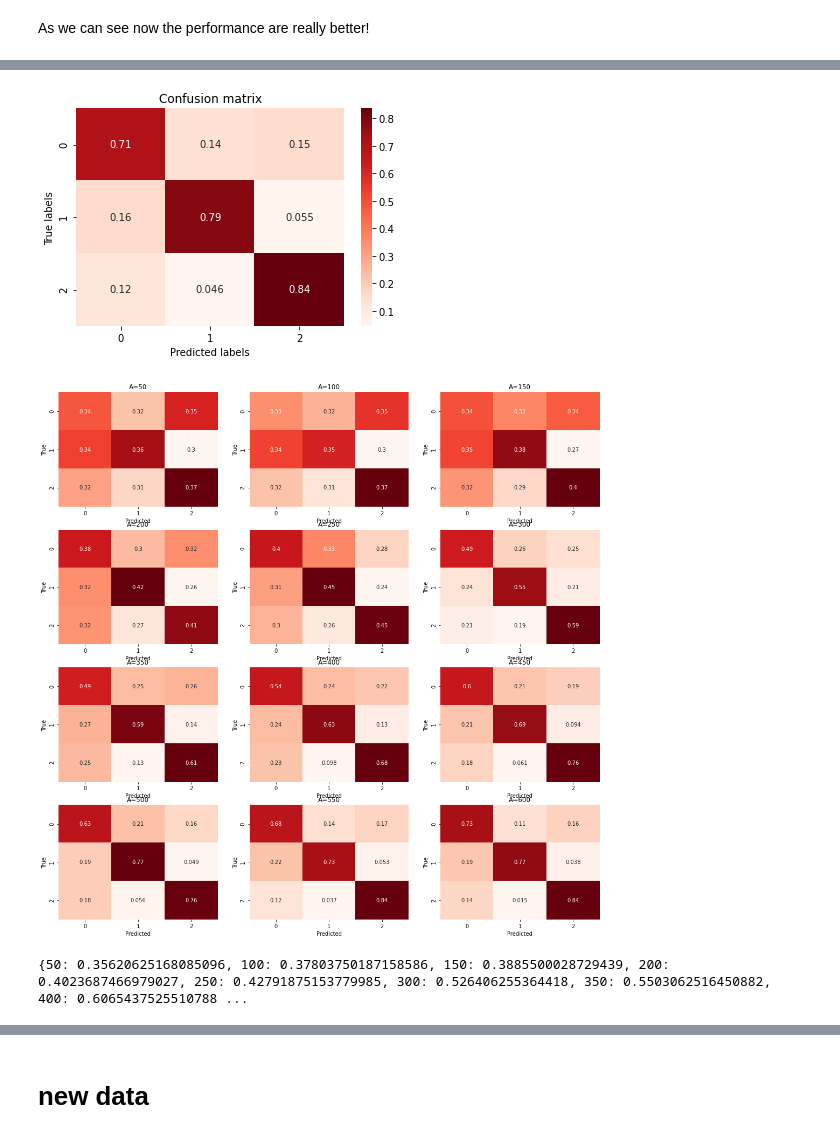
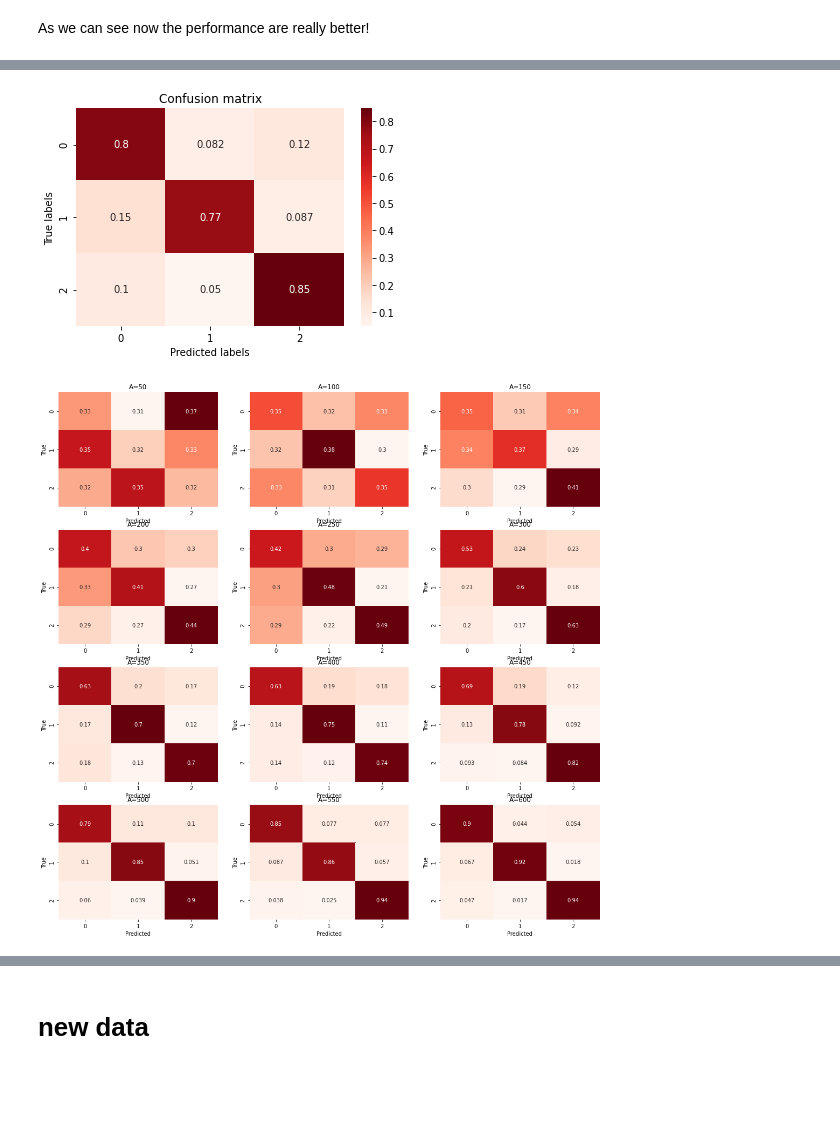
Before and after one commit to giuliacampesan/UniversityAssignments, a Jupyter notebook: 03_week/LoCPdown_Exercise3.ipynb, the cells around one changed output, grey strips where cells are left out. Drawn from its saved outputs; the diff is of its cells as text; code cells hidden in the pictures; blank space fills up the shorter version.

```diff
--- a/03_week/LoCPdown_Exercise3.ipynb
+++ b/03_week/LoCPdown_Exercise3.ipynb
@@ -112,7 +126,7 @@ model.compile(loss = tensorflow.keras.losses.categorical_crossentropy,
 model.save_weights('initial.h5')
 # %%
 batch_size = 250
-epochs = 100
+epochs = 250
 fit = model.fit(x_train,
                 y_train,
                 batch_size=batch_size,
@@ -180,11 +194,11 @@ plt.xlabel('Predicted labels')
 plt.title('Confusion matrix')
 plt.show()
 # %% [output]
-[figure, old version]
+[figure, new version]
 # %%
 from tqdm import tqdm
 
-fig, ax = plt.subplots(4, 3, figsize=(18,18))
+fig, ax = plt.subplots(4, 3, figsize=(18,20))
 As = np.arange(50,650,50)
 scores = {}
 
@@ -241,35 +255,34 @@ for a in tqdm(range(len((As)))):
 
     #at each step of the for loop we recover the initial weights in order to start always from the same model
     model.load_weights('initial.h5')
     fit = model.fit(x_train,
                     y_train,
                     batch_size = batch_size,
                     epochs = epochs,
                     validation_data = (x_val,y_val),
                     verbose = 0
                    )
     scores[As[a]] = np.mean(fit.history['accuracy'][-20:])
 
     y_pred_val  = model.predict(x_val)
     max_y_pred_val = np.argmax(y_pred_val, axis=1)
     max_y_val = np.argmax(y_val, axis=1)
     confusion_Oz = confusion_matrix(max_y_pred_val,max_y_val, normalize='true')
 
     g = sns.heatmap(confusion_Oz,
                     annot = True,
                     cmap = plt.cm.Reds,
                     cbar = False,
                     fmt = '.2g',
                     ax = ax[i][j]
                    )
     g.set_ylabel('True')
     g.set_xlabel('Predicted')
     g.set_title(f'A={As[a]}')
 
 plt.show()
 # %% [output]
-[figure, old version]
+[figure, new version]
-{50: 0.35620625168085096, 100: 0.37803750187158586, 150: 0.3885500028729439, 200: 0.4023687466979027, 250: 0.42791875153779985, 300: 0.526406255364418, 350: 0.5503062516450882, 400: 0.6065437525510788 ...
 # %%
 keys_int = []
 as_accuracy = []
```
Also changed, not shown: parts of 19 cells of this notebook, 20 other files.
